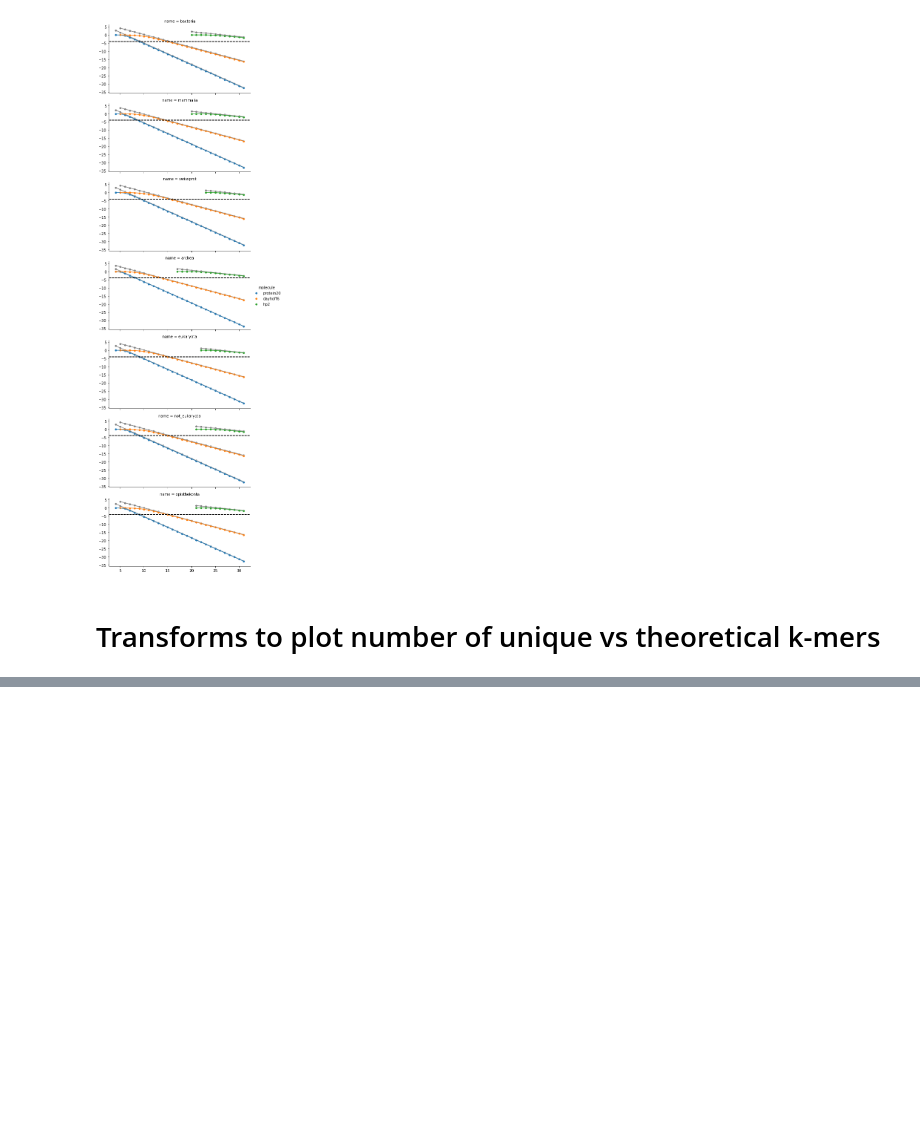
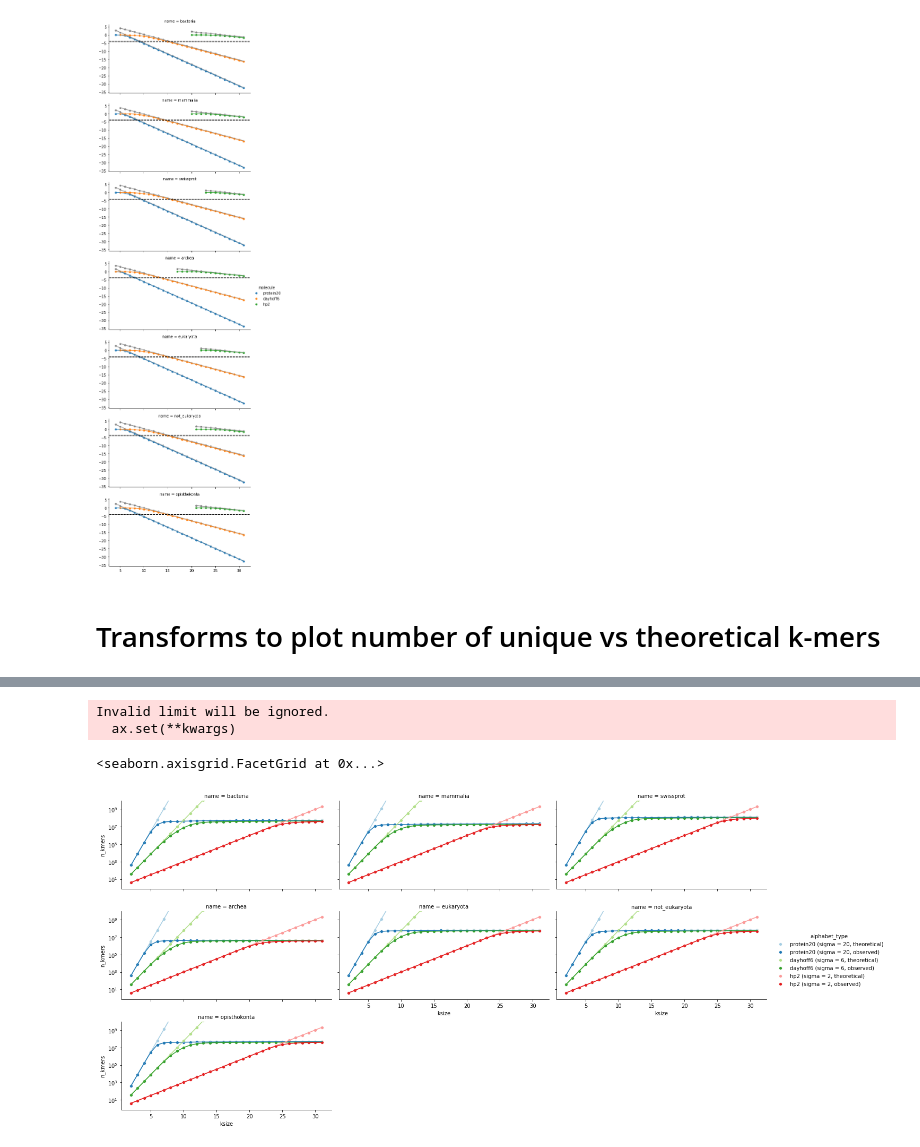
Before and after one commit to czbiohub-sf/scrnaseq-for-the-99-percent, a Jupyter notebook: notebooks/101_visualze_theoretical_vs_observed_kmers.ipynb, the cells around one changed output, grey strips where cells are left out. Cells and saved outputs as stored; diff of their text form; code cells hidden in the pictures; blank space fills up the shorter version.

```diff
--- a/notebooks/101_visualze_theoretical_vs_observed_kmers.ipynb
+++ b/notebooks/101_visualze_theoretical_vs_observed_kmers.ipynb
@@ -448,9 +460,14 @@ g.set(ylim=(0, 1e10))
 # %%
 g = sns.FacetGrid(subplot_kws=dict(yscale='log'),
-            data=theoretical_vs_observed_kmers_subset, col_wrap=1, aspect=2, height=3,
+            data=theoretical_vs_observed_kmers_subset, col_wrap=3, aspect=2, height=3,
            hue='alphabet_type', col='name', palette='Paired')
 # g.map(sns.regplot, 'ksize', 'n_kmers', ci=None, fit_reg=False)
 g.map(sns.scatterplot, 'ksize', 'n_kmers')
 g.map(plt.plot, 'ksize', 'n_kmers')
 g.add_legend()
 g.set(ylim=(0, 1e10))
+# %% [output]
+Invalid limit will be ignored.
+  ax.set(**kwargs)
+<seaborn.axisgrid.FacetGrid at 0x...>
+[figure, added]
```
Also changed, not shown: parts of 7 cells of this notebook, 6 other files.
